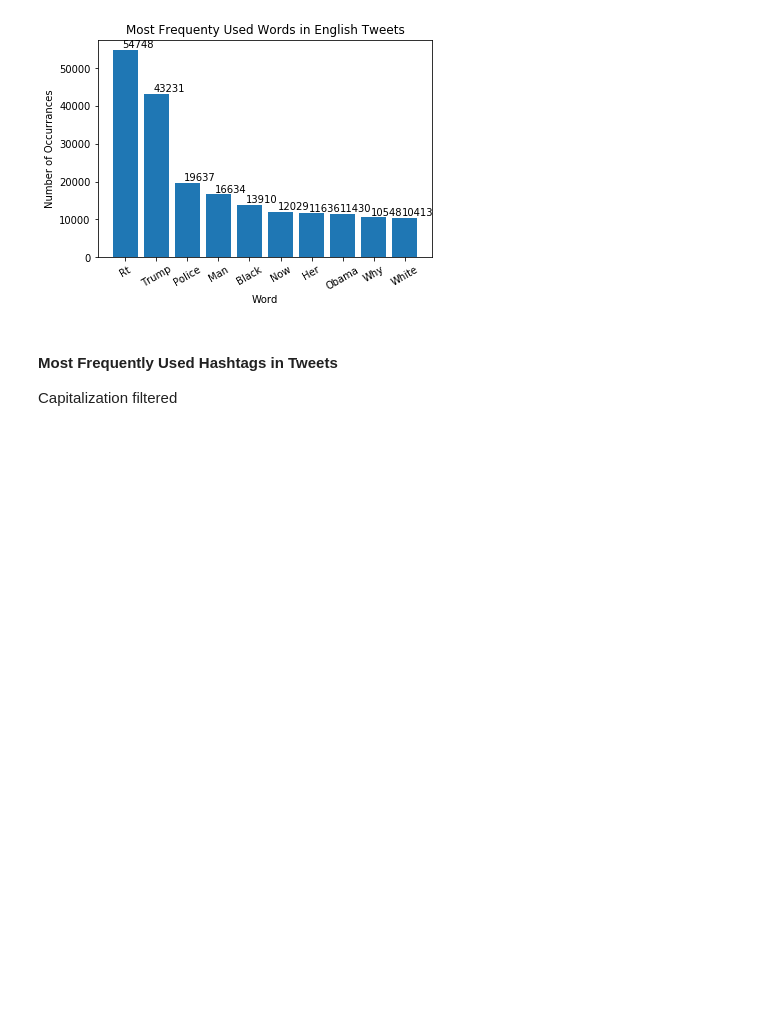
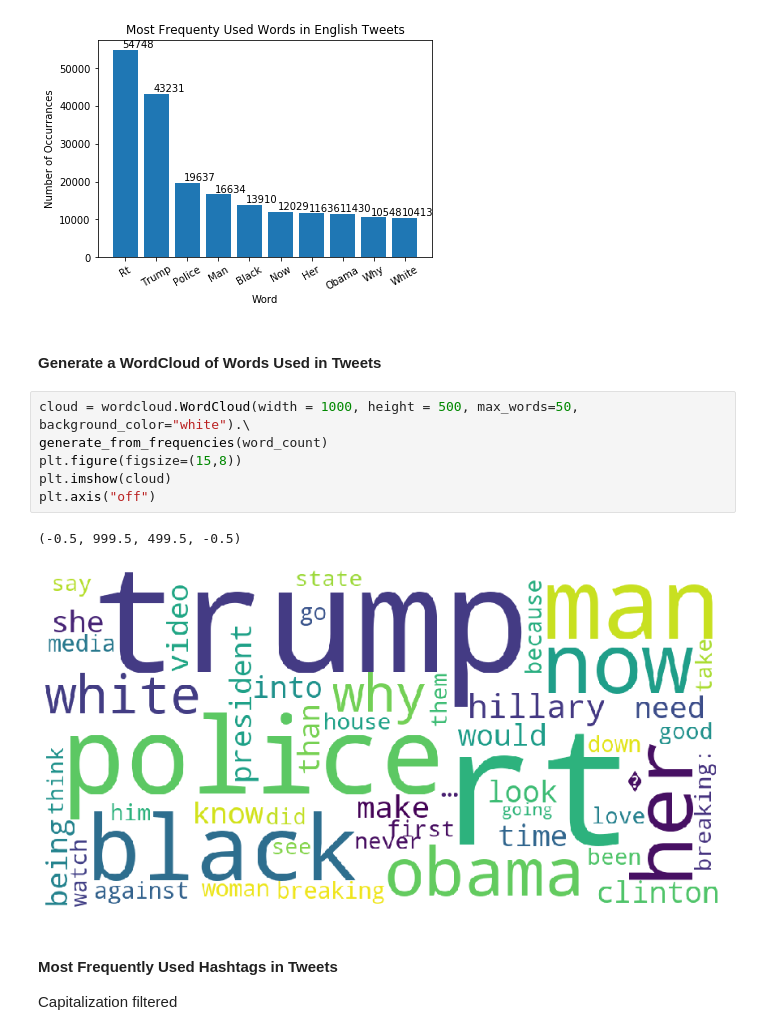
Before and after one commit to AGnias47/russian-troll-tweets, a Jupyter notebook: RussianTrollTweetsAnalysis.ipynb, the cells around one changed output. Saved outputs shown, nothing was run; the diff lists cells and outputs as text; blank space fills up the shorter version.

Commit message:
Generated wordcloud

```diff
--- a/RussianTrollTweetsAnalysis.ipynb
+++ b/RussianTrollTweetsAnalysis.ipynb
@@ -185,6 +186,17 @@ for i, v in enumerate(word_count_int):  # Used to plot values; centering imperfe
     plt.text(i - 0.1, v + (max(word_count_int) * 0.01), str(v))
 # %% [output]
 [figure]
+# %% [markdown]
+#### Generate a WordCloud of Words Used in Tweets
+# %%
+cloud = wordcloud.WordCloud(width = 1000, height = 500, max_words=50, background_color="white").\
+generate_from_frequencies(word_count)
+plt.figure(figsize=(15,8))
+plt.imshow(cloud)
+plt.axis("off")
+# %% [output]
+(-0.5, 999.5, 499.5, -0.5)
+[figure, added]
 # %% [markdown]
 #### Most Frequently Used Hashtags in Tweets
 Capitalization filtered
```
Also changed, not shown: parts of 4 cells of this notebook, 3 other files.
